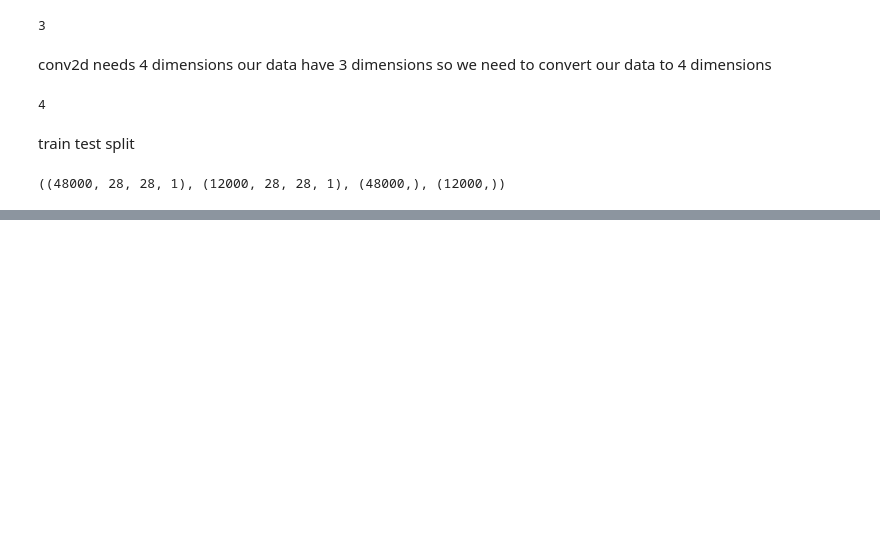
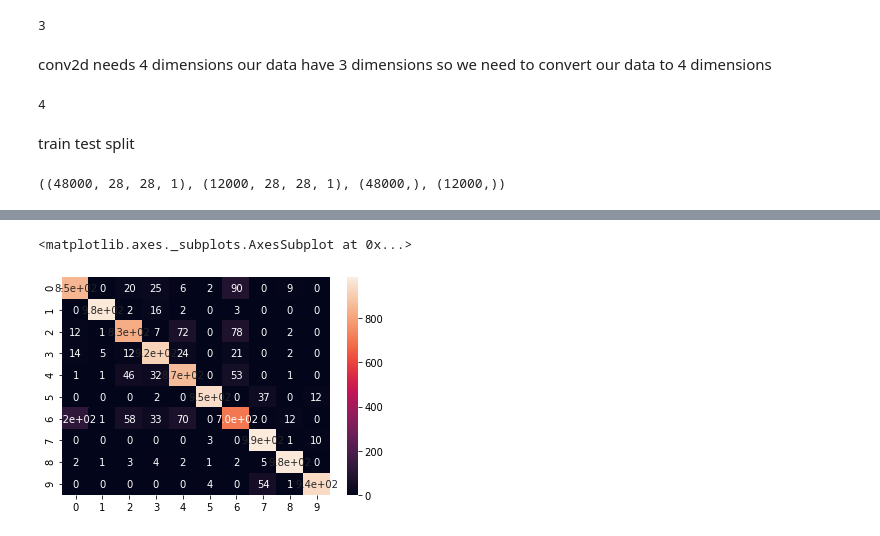
Before and after one commit to sardarmonsoorsait/cnnproject_mnist, a Jupyter notebook: cnnproject_mnist.ipynb, the cells around one changed output, grey strips where cells are left out. Saved outputs shown, nothing was run; the diff lists cells and outputs as text; code cells hidden in the pictures; blank space fills up the shorter version.

```diff
--- a/cnnproject_mnist.ipynb
+++ b/cnnproject_mnist.ipynb
@@ -190,0 +189,8 @@ X_train.shape,X_val.shape,y_train.shape,y_val.shape
+# %%
+#cofusion matrics
+from sklearn.metrics import confusion_matrix,classification_report
+cm = confusion_matrix(y_test,[np.argmax(label).round(2) for label in prediction])
+sns.heatmap(cm,annot=True)
+# %% [output]
+<matplotlib.axes._subplots.AxesSubplot at 0x...>
+[figure, added]
```
Also changed, not shown: parts of 14 cells of this notebook.
